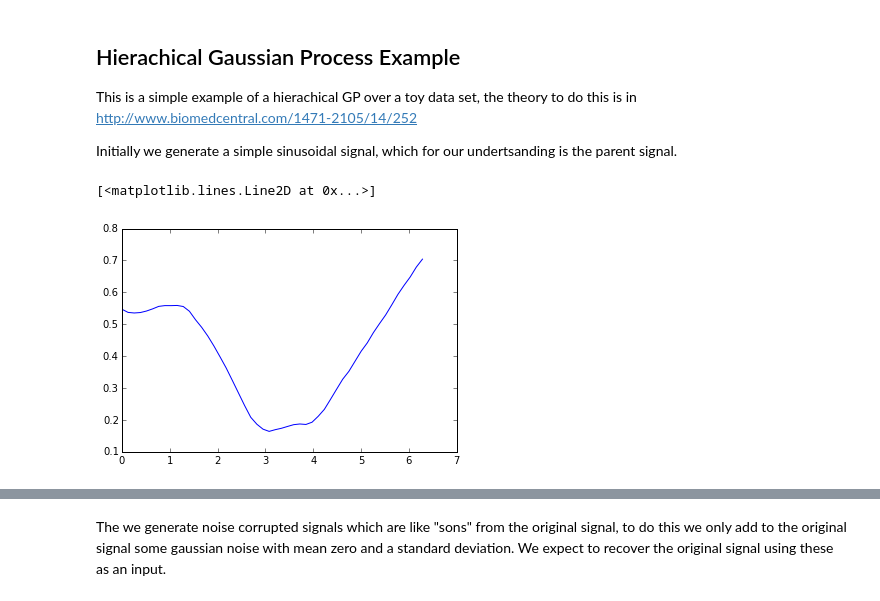
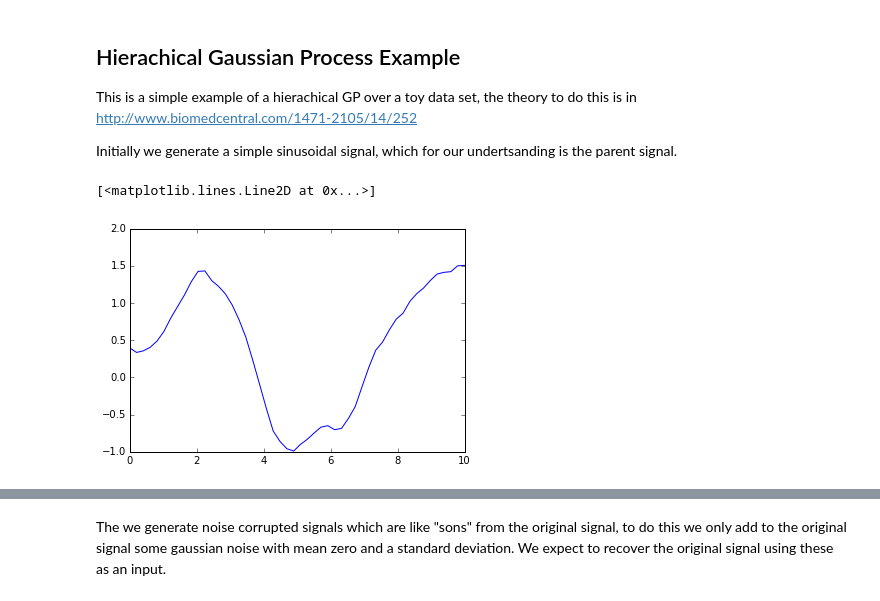
Before and after one commit to juangil/machine_learning_class, a Jupyter notebook: GP_tests/mocap_test_1/HGP_Tests.ipynb, the cells around one changed output, grey strips where cells are left out. Cells and saved outputs as stored; diff of their text form; code cells hidden in the pictures.

```diff
--- a/GP_tests/mocap_test_1/HGP_Tests.ipynb
+++ b/GP_tests/mocap_test_1/HGP_Tests.ipynb
@@ -16,19 +14,19 @@ This is a simple example of a hierachical GP over a toy data set, the theory to
 Initially we generate a simple sinusoidal signal, which for our undertsanding is the parent signal.
 # %%
 time_stamps = 50
-x_parent = np.linspace(0, 2*np.pi, time_stamps)
+x_parent = np.linspace(0, 10, time_stamps)
 # generationg the parent form a GP sample
-kg = GPy.kern.Matern32(1, variance=1., lengthscale=10.)
+kg = GPy.kern.Matern32(input_dim=1, variance=1.0, lengthscale=3.0)
 #inp = np.arange(x_parent.shape[0])
 inp = x_parent[:, None]
 C_parent_gen = kg.K(inp, None)
 g_mean = np.zeros(x_parent.shape[0])
 g_n = np.random.multivariate_normal(g_mean, C_parent_gen, 1)
 g_n = np.squeeze(g_n)
 pb.plot(x_parent, g_n)
 # %% [output]
 [<matplotlib.lines.Line2D at 0x...>]
-[figure, old version]
+[figure, new version]
 # %%
 plt.imshow(C_parent_gen)
 # %% [output]
```
Also changed, not shown: parts of 26 cells of this notebook.
